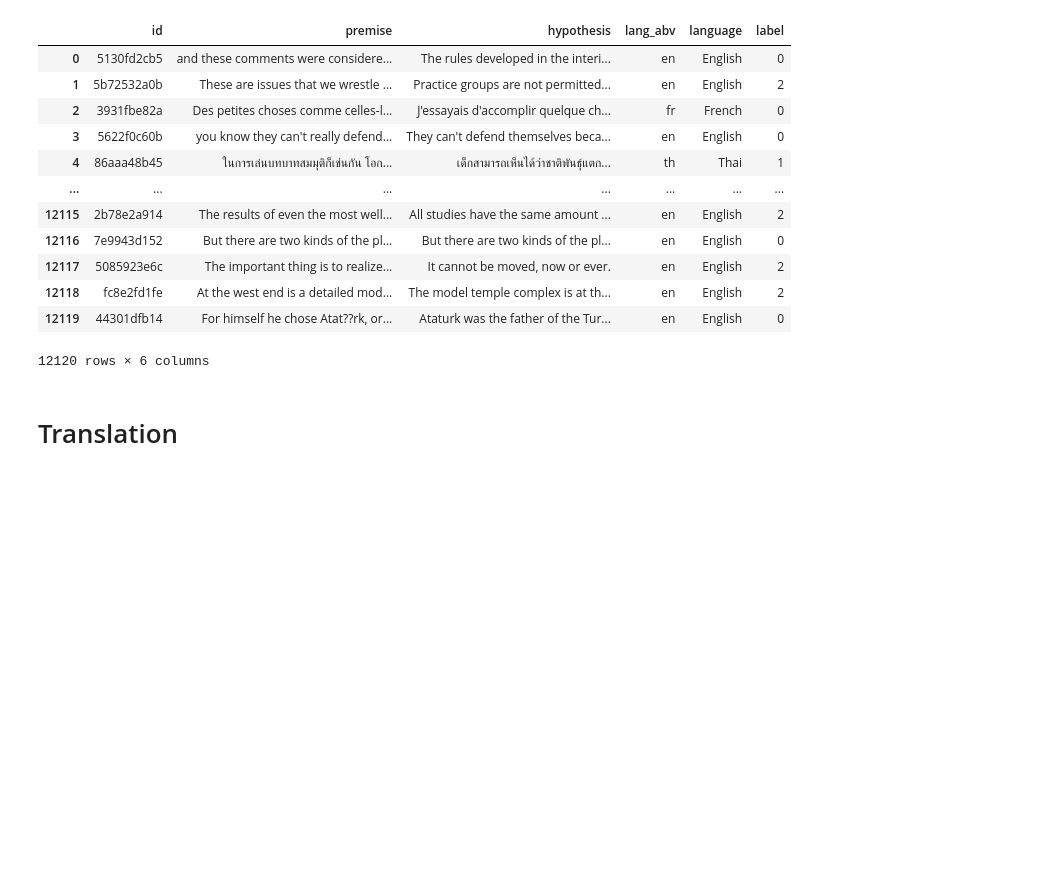
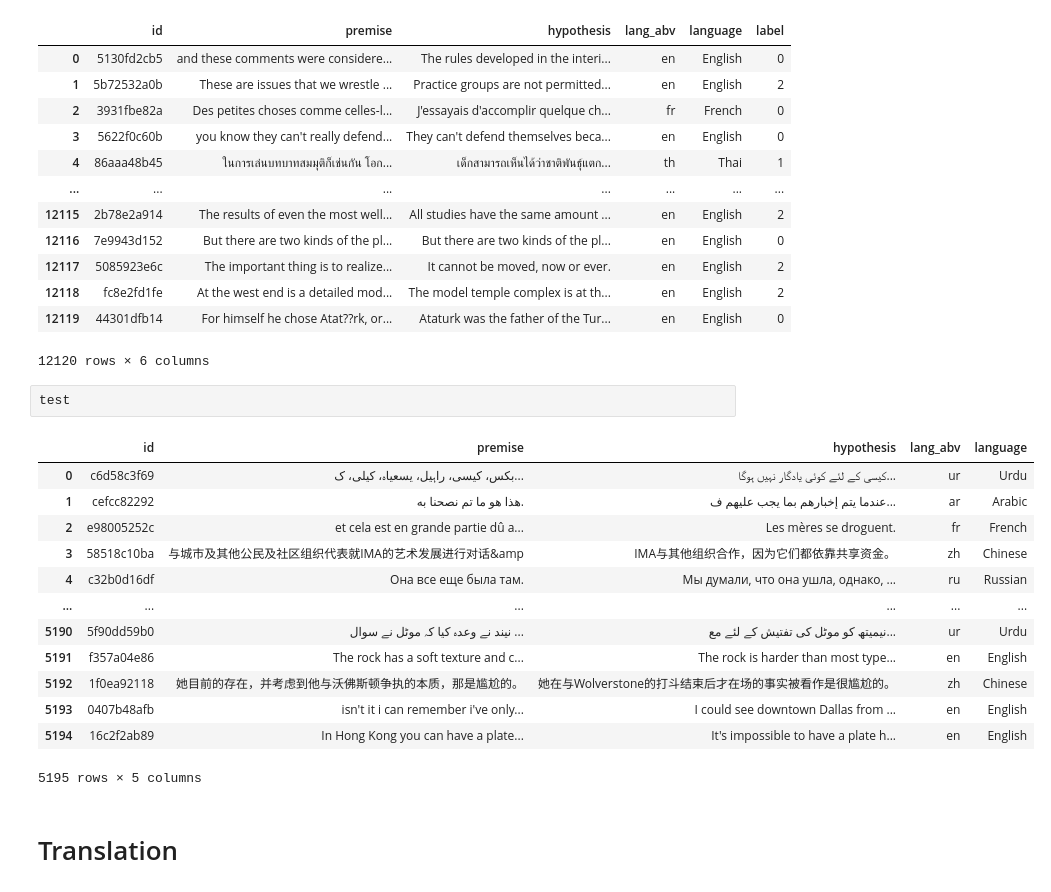
Before and after one commit to LukaszGrabarski/WB2, a Jupyter notebook: preprocess.ipynb, the cells around one changed output. Drawn from its saved outputs; the diff is of its cells as text; blank space fills up the shorter version.

```diff
--- a/preprocess.ipynb
+++ b/preprocess.ipynb
@@ -23,6 +23,22 @@ train
 | 12118 | fc8e2fd1fe | At the west end is a detailed mod... | The model temple complex is at th... | en | English | 2 |
 | 12119 | 44301dfb14 | For himself he chose Atat??rk, or... | Ataturk was the father of the Tur... | en | English | 0 |
 12120 rows × 6 columns
+# %%
+test
+# %% [output]
+|  | id | premise | hypothesis | lang_abv | language |
+| 0 | c6d58c3f69 | بکس، کیسی، راہیل، یسعیاہ، کیلی، ک... | کیسی کے لئے کوئی یادگار نہیں ہوگا... | ur | Urdu |
+| 1 | cefcc82292 | هذا هو ما تم نصحنا به. | عندما يتم إخبارهم بما يجب عليهم ف... | ar | Arabic |
+| 2 | e98005252c | et cela est en grande partie dû a... | Les mères se droguent. | fr | French |
+| 3 | 58518c10ba | 与城市及其他公民及社区组织代表就IMA的艺术发展进行对话&amp | IMA与其他组织合作，因为它们都依靠共享资金。 | zh | Chinese |
+| 4 | c32b0d16df | Она все еще была там. | Мы думали, что она ушла, однако, ... | ru | Russian |
+| ... | ... | ... | ... | ... | ... |
+| 5190 | 5f90dd59b0 | نیند نے وعدہ کیا کہ موٹل نے سوال ... | نیمیتھ کو موٹل کی تفتیش کے لئے مع... | ur | Urdu |
+| 5191 | f357a04e86 | The rock has a soft texture and c... | The rock is harder than most type... | en | English |
+| 5192 | 1f0ea92118 | 她目前的存在，并考虑到他与沃佛斯顿争执的本质，那是尴尬的。 | 她在与Wolverstone的打斗结束后才在场的事实被看作是很尴尬的。 | zh | Chinese |
+| 5193 | 0407b48afb | isn't it i can remember i've only... | I could see downtown Dallas from ... | en | English |
+| 5194 | 16c2f2ab89 | In Hong Kong you can have a plate... | It's impossible to have a plate h... | en | English |
+5195 rows × 5 columns
 # %% [markdown]
 # Translation
 # %% [markdown]
```
Also changed, not shown: parts of 18 cells of this notebook, 1 other file.
